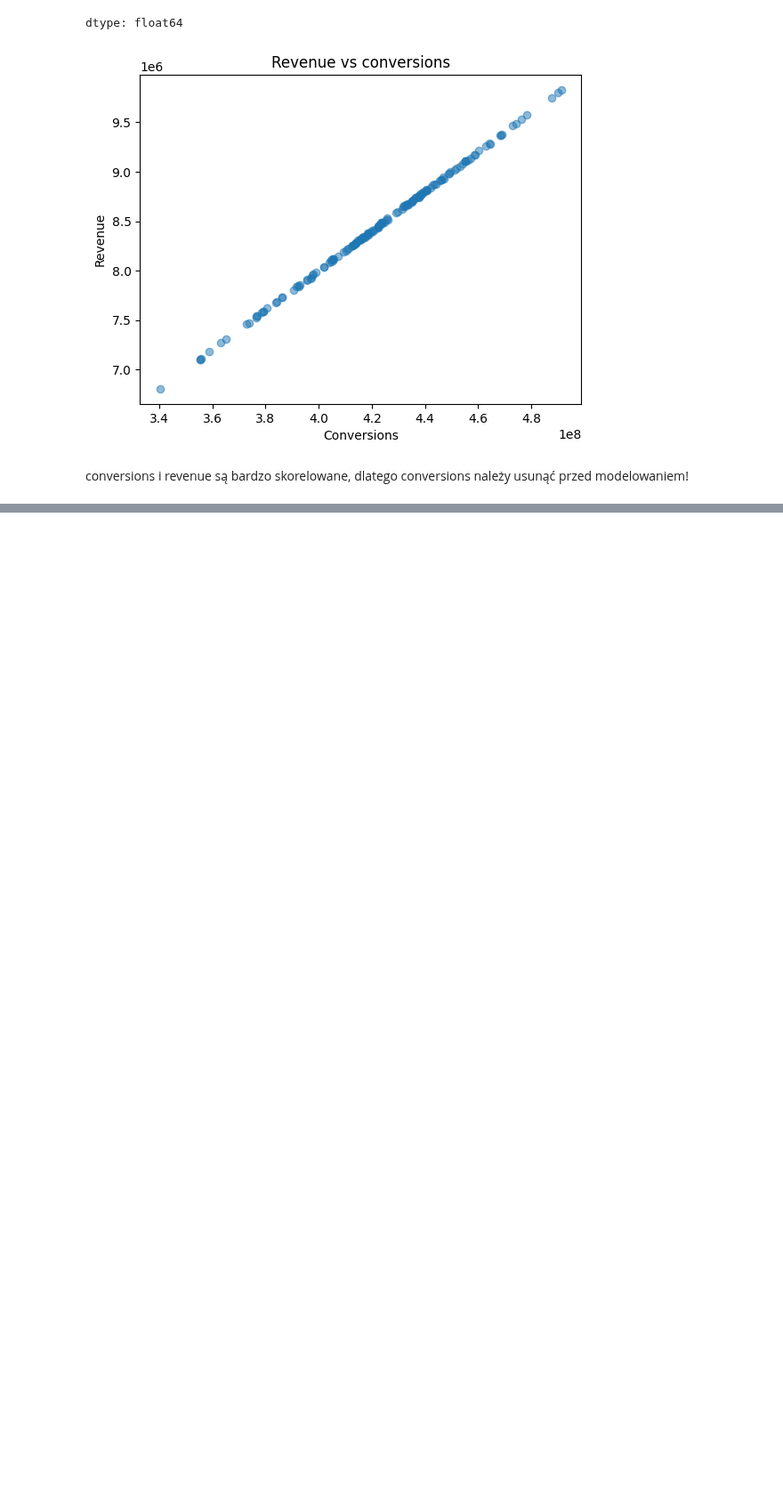
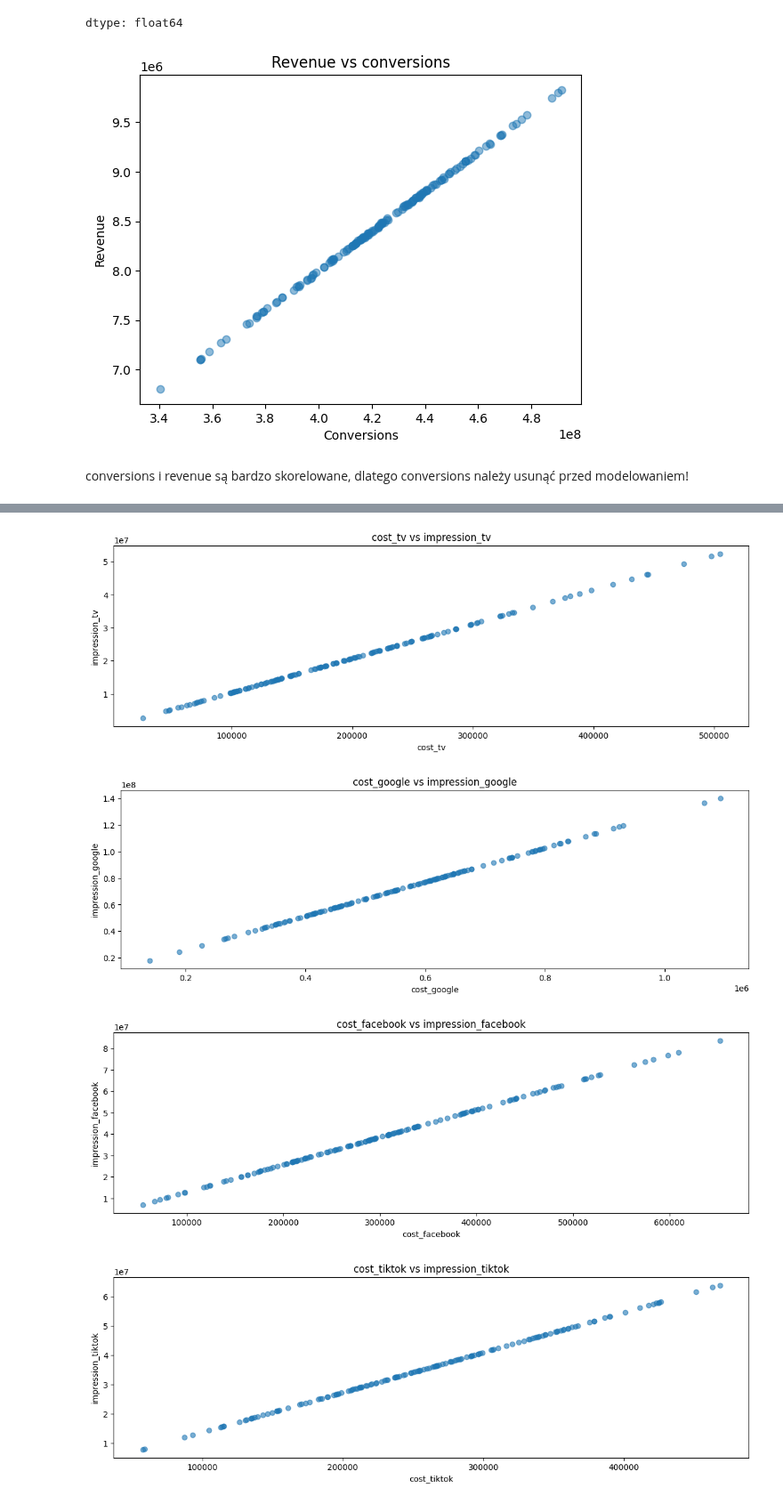
Before and after one commit to rafalhernik98/marketing-mix-modeling, a Jupyter notebook: mmm_alterdata.ipynb, the cells around one changed output, grey strips where cells are left out. Shown at 89% size. Saved outputs shown, nothing was run; the diff lists cells and outputs as text; code cells hidden in the pictures; blank space fills up the shorter version.

```diff
--- a/mmm_alterdata.ipynb
+++ b/mmm_alterdata.ipynb
@@ -430,0 +468,23 @@ weekly.groupby("is_promo")["revenue"].describe()
+# %%
+# media sanity check
+cost_impr_channels = {
+    "impression_tv": "cost_tv",
+    "impression_google": "cost_google",
+    "impression_facebook": "cost_facebook",
+    "impression_tiktok": "cost_tiktok",
+    "impression_outdoor1": "cost_outdoor1",
+    "impression_outdoor2": "cost_outdoor2",
+}
+for impr_col, cost_col in cost_impr_channels.items():
+    plt.figure(figsize=(14, 4))
+
+    plt.scatter(weekly[cost_col], weekly[impr_col], alpha=0.6)
+    plt.xlabel(cost_col)
+    plt.ylabel(impr_col)
+    plt.title(f"{cost_col} vs {impr_col}")
+    plt.show()
+# %% [output]
+[figure, added]
+[figure, added]
+[figure, added]
+[figure, added]
```
Also changed, not shown: parts of 35 cells of this notebook.
